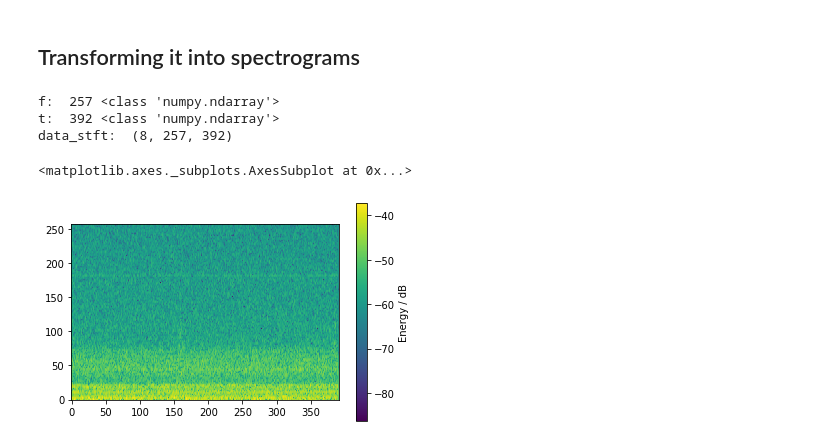
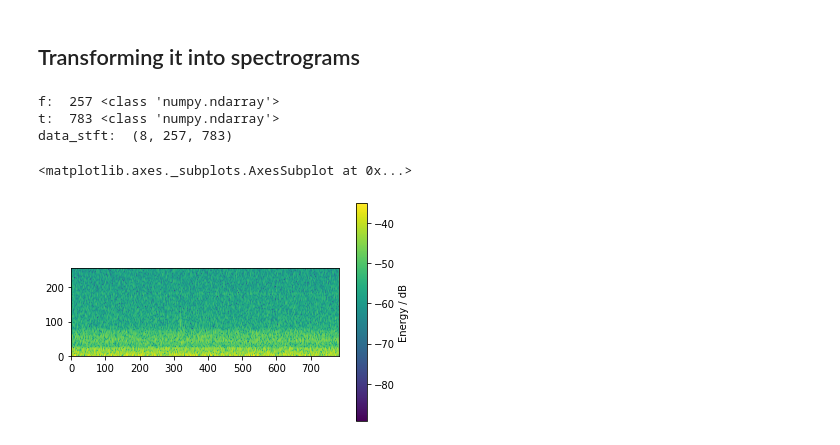
Before and after one commit to shaigue/DL_project_2019, a Jupyter notebook: DREGON_processing.ipynb, the cells around one changed output. Saved outputs shown, nothing was run; the diff lists cells and outputs as text; code cells hidden in the pictures.

```diff
--- a/DREGON_processing.ipynb
+++ b/DREGON_processing.ipynb
@@ -43,10 +43,11 @@ with sf.SoundFile(free_flight_wav_file, mode='r') as f:
     data = f.read(50000)
 
     # check if that does anithing - it does not
-    data2 = np.ascontiguousarray(data.T)
-    print(type(data), data.shape, type(data2), data2.shape)
-    print(data.T - data2)
+    # data2 = np.ascontiguousarray(data.T)
+    # print(type(data), data.shape, type(data2), data2.shape)
+    # print(data.T - data2)
 
 # print(data)
+print(f'dtype: {data.dtype}')
 # %% [output]
 sample rate: 44100, channels: 8
@@ -98,18 +92,21 @@ def plot_stft(stft_signal, *, ax=None):
 # %%
 # instead of using the experiment stft, use scipy's implementation
 from scipy import signal
 # nperseg is the number of samples used for each spectrogram, (with (nperseg/2) overlap between them)
 # nfft - is the number of frequancy bins used in the dft method, the number of bins will be nfft/2 + 1
 # we want the channel to be the first dimention, so use .T method
-f, t, data_stft = signal.stft(data.T, nperseg=256, nfft=512)
+
+fft_size = 512
+
+f, t, data_stft = signal.stft(data.T, nperseg=128, nfft=512)
 print("f: ", len(f), type(f))
 print("t: ", len(t), type(t))
 print("data_stft: ", data_stft.shape)
 
 plot_stft(data_stft[0])
 # %% [output]
 f:  257 <class 'numpy.ndarray'>
-t:  392 <class 'numpy.ndarray'>
-data_stft:  (8, 257, 392)
+t:  783 <class 'numpy.ndarray'>
+data_stft:  (8, 257, 783)
 <matplotlib.axes._subplots.AxesSubplot at 0x...>
-[figure, old version]
+[figure, new version]
```
Also changed, not shown: parts of 8 cells of this notebook, 2 other files.
